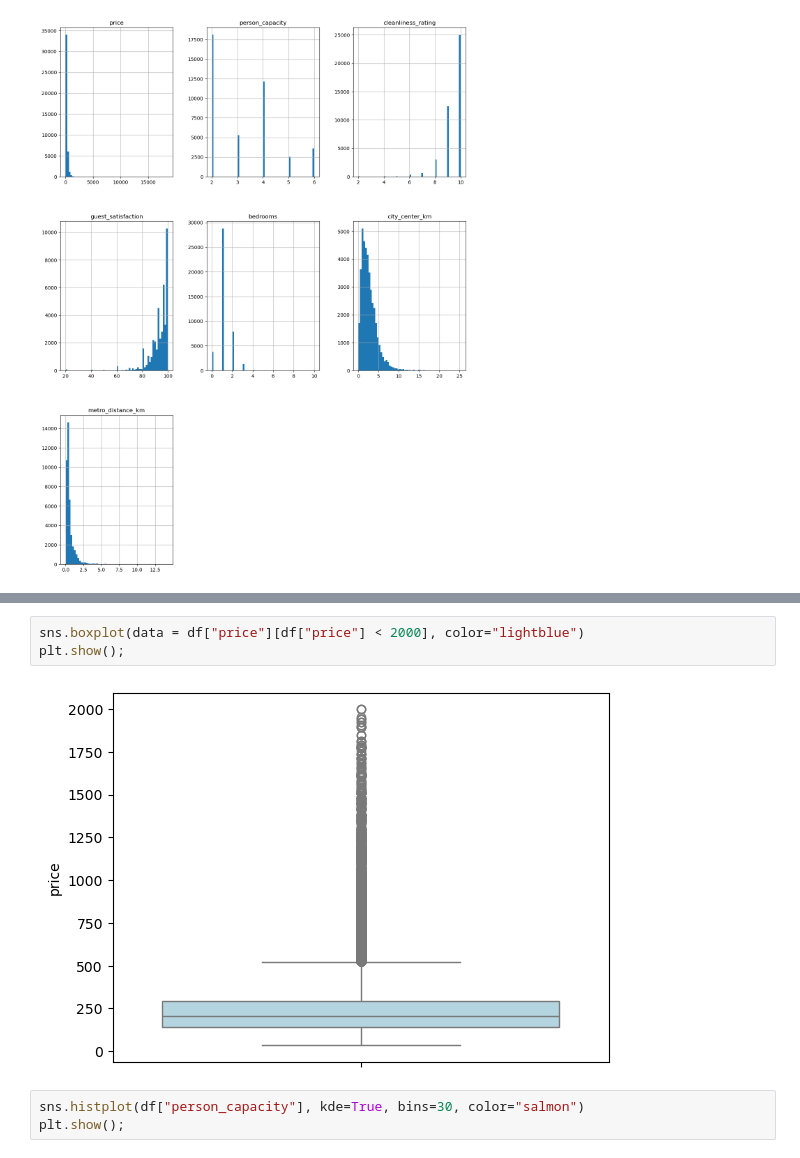
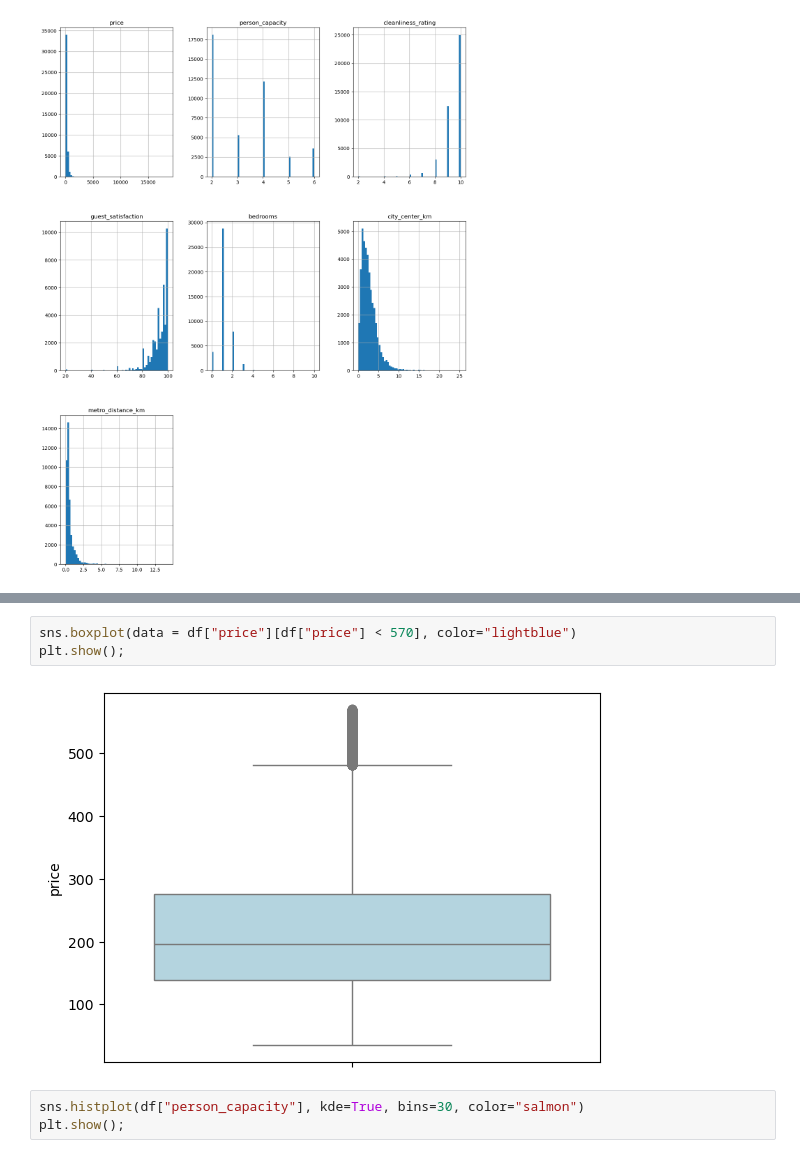
Before and after one commit to TebasMartinez/mini-project-bi-data-to-viz, a Jupyter notebook: Univariate EDA.ipynb, the cells around one changed output, grey strips where cells are left out. Cells and saved outputs as stored; diff of their text form.

```diff
--- a/Univariate EDA.ipynb
+++ b/Univariate EDA.ipynb
@@ -334,8 +339,8 @@ plt.show();
 # %%
-sns.boxplot(data = df["price"][df["price"] < 2000], color="lightblue")
+sns.boxplot(data = df["price"][df["price"] < 570], color="lightblue")
 plt.show();
 # %% [output]
-[figure, old version]
+[figure, new version]
 # %%
 sns.histplot(df["person_capacity"], kde=True, bins=30, color="salmon")
 plt.show();
```
Also changed, not shown: parts of 3 cells of this notebook, 4 other files.
